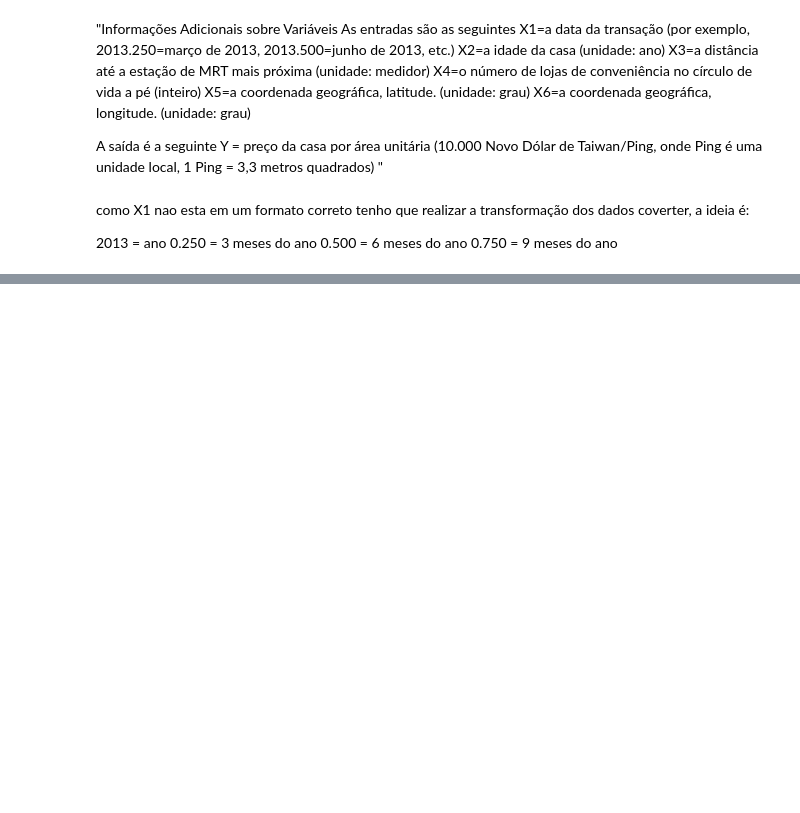
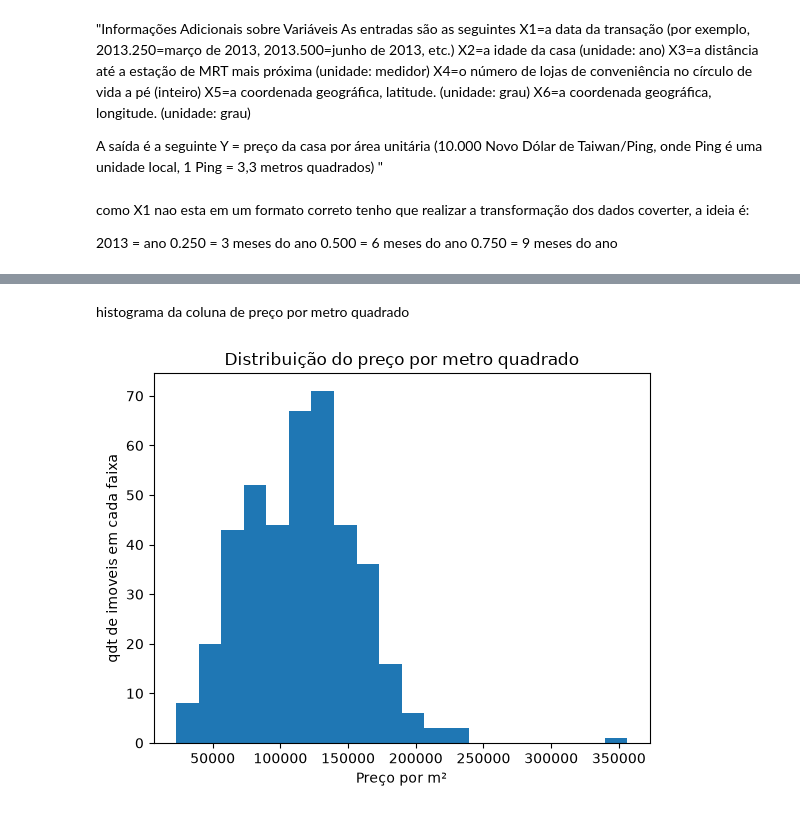
Before and after one commit to fabiojangelni/Projeto_turma_1715, a Jupyter notebook: projeto.ipynb, the cells around one changed output, grey strips where cells are left out. Cells and saved outputs as stored; diff of their text form; code cells hidden in the pictures; blank space fills up the shorter version.

```diff
--- a/projeto.ipynb
+++ b/projeto.ipynb
@@ -83,3 +83,7 @@ Real_State.head(50)
 | 47 | 48 | 2013.583 | 35.9 | 640.73910 | 3 | 24.97563 | 121.53715 | ... |
 | 48 | 49 | 2013.417 | 24.2 | 4605.74900 | 0 | 24.94684 | 121.49578 | ... |
 | 49 | 50 | 2012.667 | 29.4 | 4510.35900 | 1 | 24.94925 | 121.49542 | ... |
+# %%
+Real_State["preco_por_m2"] = (
+    Real_State["Y house price of unit area"] * 10000 / 3.3
+)
@@ -85,0 +112,12 @@ Real_State.head(50)
+# %% [markdown]
+histograma da coluna de preço por metro quadrado
+# %%
+import matplotlib.pyplot as plt
+
+Real_State["preco_por_m2"].plot(kind="hist", bins=20)
+plt.xlabel("Preço por m²")
+plt.ylabel("qdt de imoveis em cada faixa")
+plt.title("Distribuição do preço por metro quadrado")
+plt.show()
+# %% [output]
+[figure, added]
```
Also changed, not shown: parts of 15 cells of this notebook.
